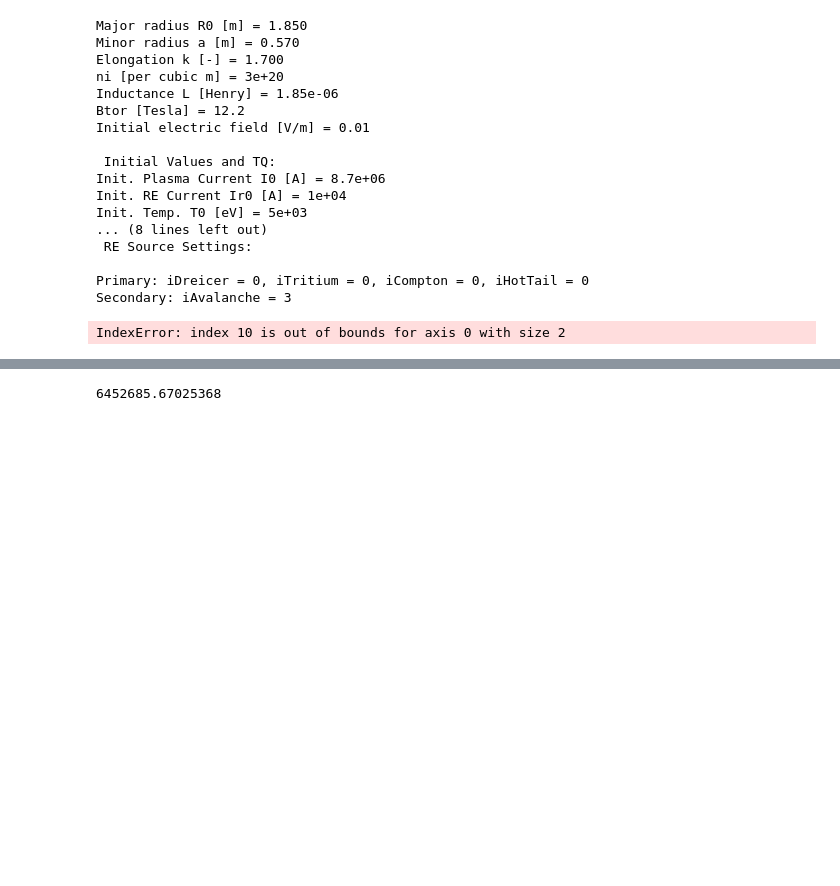
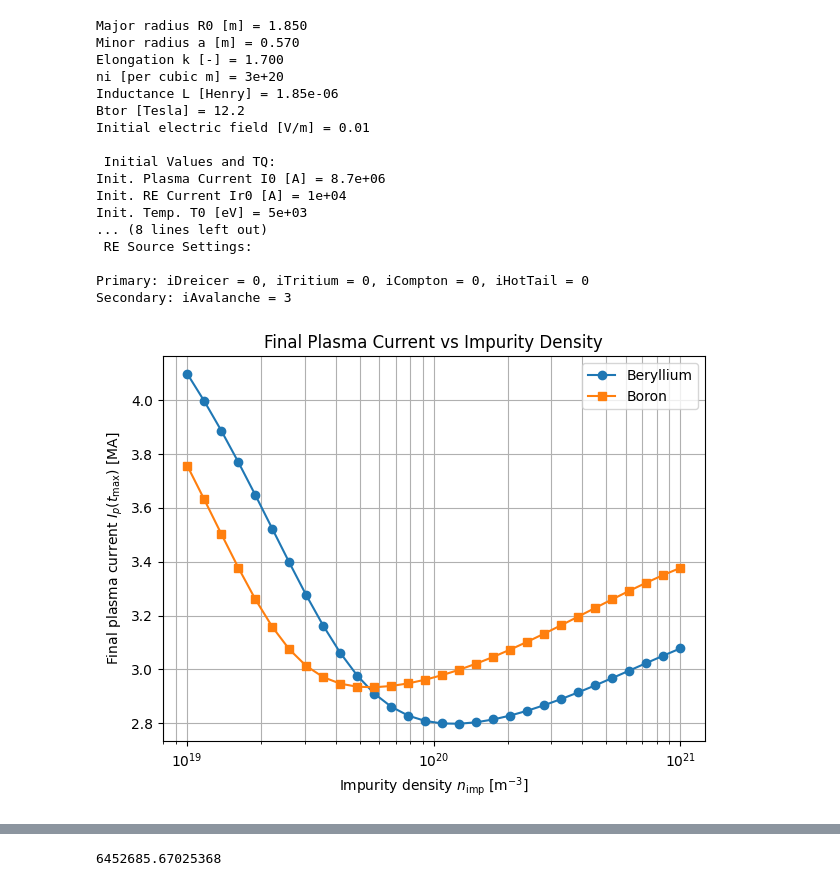
Before and after one commit to ridatta/RE_Solver, a Jupyter notebook: 0D_Scans copy.ipynb, the cells around one changed output, grey strips where cells are left out. Drawn from its saved outputs; the diff is of its cells as text; code cells hidden in the pictures; blank space fills up the shorter version.

```diff
--- a/0D_Scans copy.ipynb
+++ b/0D_Scans copy.ipynb
@@ -66,7 +66,7 @@ import numpy as np
 import matplotlib.pyplot as plt
 
 # Impurity density scan [m^-3]
-n_imp_scan = np.logspace(19, 21, 40)
+n_imp_scan = np.logspace(19, 21, 30)
 
 def run_scan(Z_imp, A_imp):
     Ipf = []
@@ -83,39 +83,43 @@ def run_scan(Z_imp, A_imp):
         solver.Ir0 = 1
         solver.iDreicer = 0
         solver.tmax = 7e-3
 
         # Solve
         t, Ip, Ir, Wk = solver.solve()
 
         # Store final plasma current
         Ipf.append(Ip[-1])
     #print(Ipf)
     return np.array(Ipf)
 
 
 # Run scans
-Ip_Ar = run_scan(Z_imp=18, A_imp=40)  # Argon
-Ip_Ne = run_scan(Z_imp=10, A_imp=20)  # Neon
+#Ip_Ar = run_scan(Z_imp=18, A_imp=40)  # Argon
+#Ip_Ne = run_scan(Z_imp=10, A_imp=20)  # Neon
 Ip_Be = run_scan(Z_imp=4, A_imp=9)  # Argon
-Ip_C = run_scan(Z_imp=6, A_imp=12)  # Neon
+#Ip_C = run_scan(Z_imp=6, A_imp=12)  # Neon
 #Ip_W = run_scan(Z_imp=74, A_imp=184)
-Ip_gen = run_scan(Z_imp=11, A_imp=23)
+#Ip_gen = run_scan(Z_imp=14, A_imp=28)
+Ip_gen2 = run_scan(Z_imp=5, A_imp=11)
 
 # Plot
 plt.figure(figsize=(7,5))
-plt.semilogx(n_imp_scan, Ip_Ar/1e6, 'o-', label='Argon')
-plt.semilogx(n_imp_scan, Ip_Ne/1e6, 's-', label='Neon')
+#plt.semilogx(n_imp_scan, Ip_Ar/1e6, 'o-', label='Argon')
+#plt.semilogx(n_imp_scan, Ip_Ne/1e6, 's-', label='Neon')
 plt.semilogx(n_imp_scan, Ip_Be/1e6, 'o-', label='Beryllium')
-plt.semilogx(n_imp_scan, Ip_C/1e6, 's-', label='Carbon')
+#plt.semilogx(n_imp_scan, Ip_C/1e6, 's-', label='Carbon')
 #plt.semilogx(n_imp_scan, Ip_W/1e6, 's-', label='Tungsten')
-plt.semilogx(n_imp_scan, Ip_gen/1e6, 's-', label='Sodium')
+#plt.semilogx(n_imp_scan, Ip_gen/1e6, 's-', label='Sodium')
+plt.semilogx(n_imp_scan, Ip_gen2/1e6, 's-', label='Boron')
 #plt.xlim((0,8))
 plt.xlabel(r'Impurity density $n_{\mathrm{imp}}$ [m$^{-3}$]')
 plt.ylabel(r'Final plasma current $I_p(t_{\max})$ [MA]')
 plt.grid(True, which='both')
 plt.legend()
 plt.title('Final Plasma Current vs Impurity Density')
+#print(n_imp_scan[19])
+#print(Ip_gen2[19])
 
 plt.show()
 # %% [output]
-IndexError: index 10 is out of bounds for axis 0 with size 2
+[figure, added]
```
Also changed, not shown: parts of 1 cell of this notebook, 20 other files.
